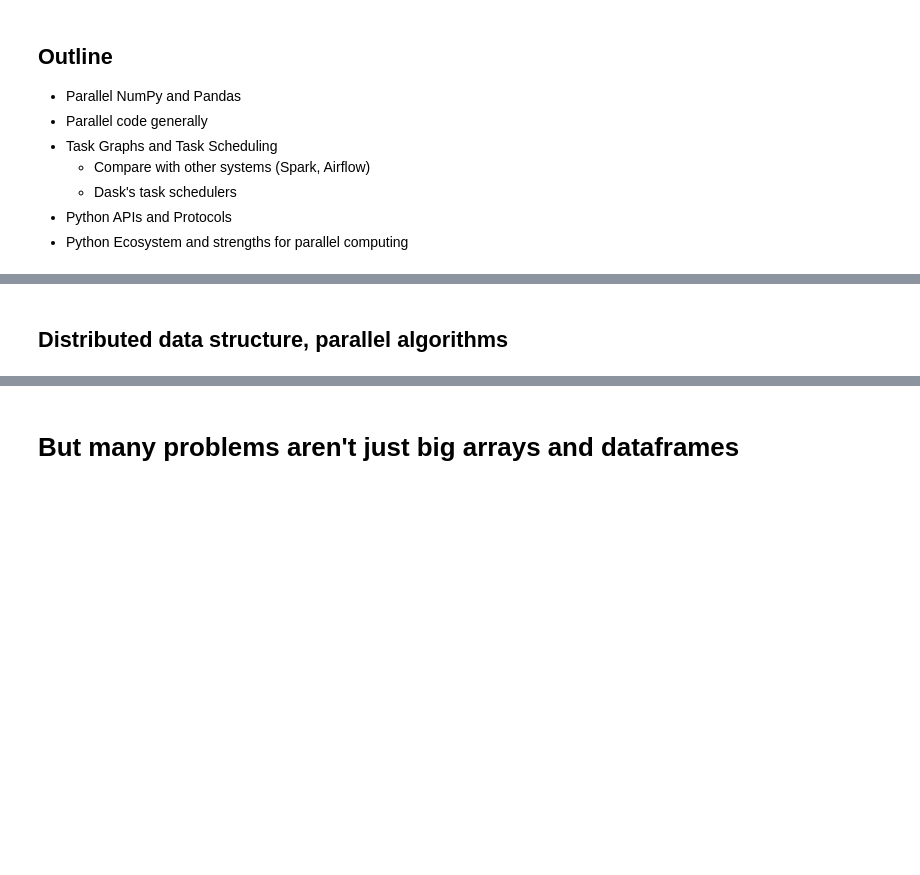
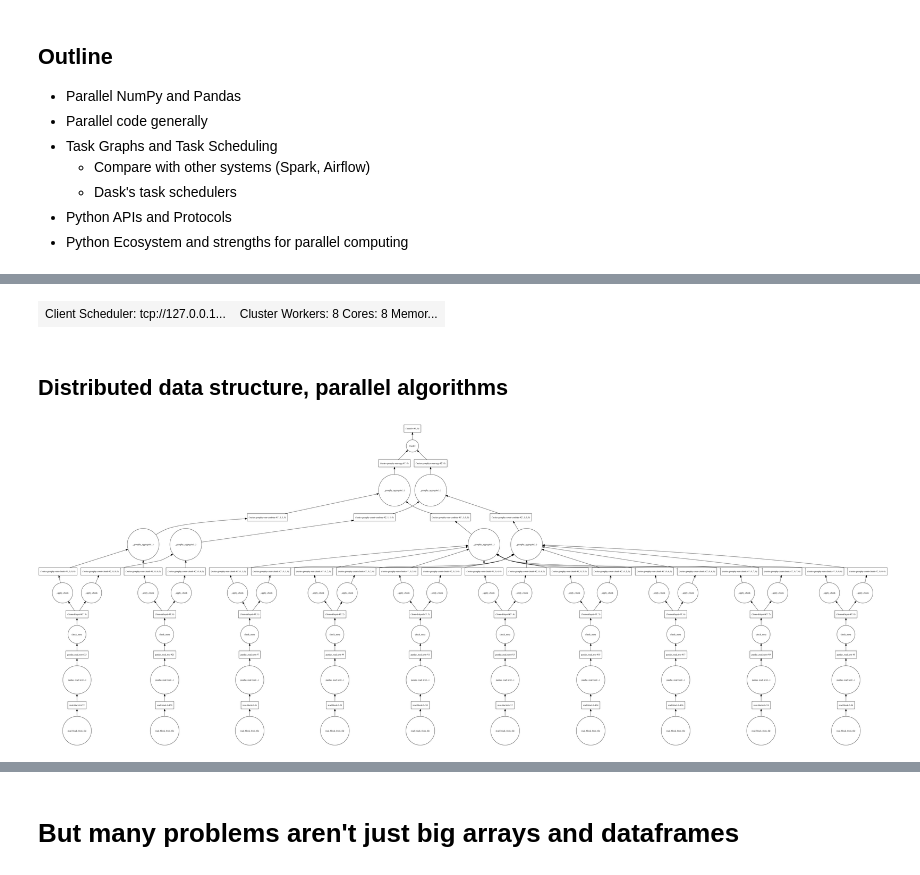
Before and after one commit to ijstokes/scaleml-dask-wkshp, a Jupyter notebook: 02 Dask Task Graphs.ipynb, the cells around one changed output, grey strips where cells are left out. Drawn from its saved outputs; the diff is of its cells as text; code cells hidden in the pictures; blank space fills up the shorter version.

```diff
--- a/02 Dask Task Graphs.ipynb
+++ b/02 Dask Task Graphs.ipynb
@@ -78,3 +77,6 @@ u, s, v = da.linalg.svd(x.dot(x.T))
 # %%
 from distributed import Client
 client = Client()
+client
+# %% [output]
+| Client Scheduler: tcp://127.0.0.1... | Cluster Workers: 8 Cores: 8 Memor... |
@@ -101,2 +83,11 @@ df.groupby(df.timestamp.dt.hour).value.mean().compute()
+# %%
+import dask.dataframe as dd
+import os.path
+df = dd.read_csv(os.path.join('data', 'nycflights', '*.csv'),
+                 parse_dates={'Date': [0, 1, 2]},
+                 dtype={'TailNum': str,
+                        'CRSElapsedTime': float,
+                        'Cancelled': bool})
+day_delay = df.groupby('DayOfWeek').DepDelay.mean()
 # %% [markdown]
 ## Distributed data structure, parallel algorithms
@@ -108,0 +94,4 @@ df.groupby(df.timestamp.dt.hour).close.mean().compute()
+# %%
+day_delay.visualize()
+# %% [output]
+[figure, added]
```
Also changed, not shown: parts of 58 cells of this notebook.
